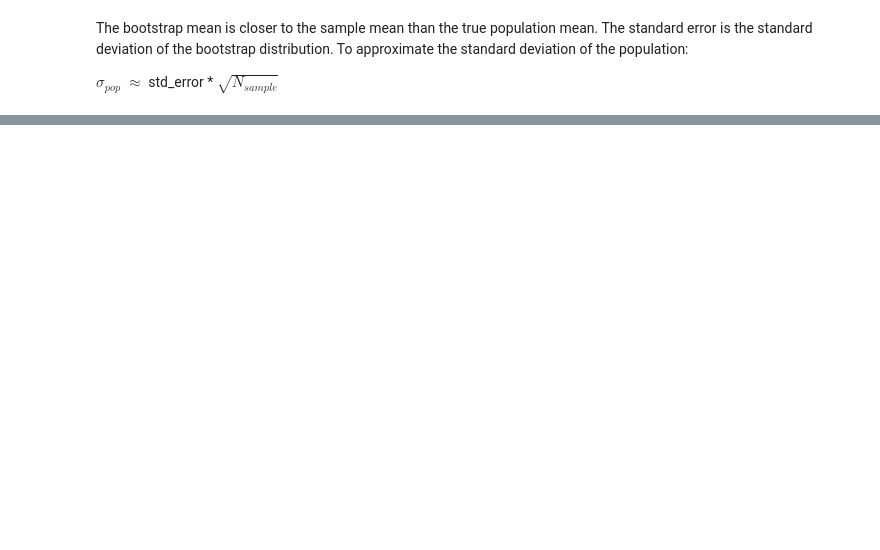
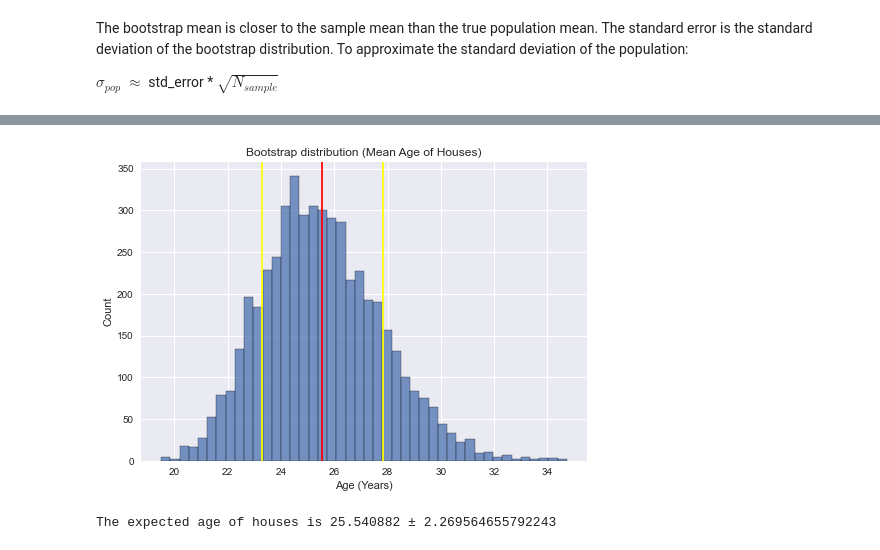
Before and after one commit to khizon/Earthquake_Damage_Detection, a Jupyter notebook: Hypothesis_Testing.ipynb, the cells around one changed output, grey strips where cells are left out. Cells and saved outputs as stored; diff of their text form; code cells hidden in the pictures; blank space fills up the shorter version.

```diff
--- a/Hypothesis_Testing.ipynb
+++ b/Hypothesis_Testing.ipynb
@@ -96,0 +106,12 @@ Using the bootstrap distribution and quantiles, we can determine the range where
+# %%
+sns.histplot(age_boot_distn)
+plt.axvline(age_boot_mean, color='red')
+plt.title('Bootstrap distribution (Mean Age of Houses)')
+plt.xlabel('Age (Years)')
+plt.axvline(age_boot_mean-std_error, color='yellow')
+plt.axvline(age_boot_mean+std_error, color='yellow')
+plt.show()
+print(f'The expected age of houses is {age_boot_mean} ± {std_error}')
+# %% [output]
+[figure, added]
+The expected age of houses is 25.540882 ± 2.269564655792243
```
Also changed, not shown: parts of 12 cells of this notebook.
